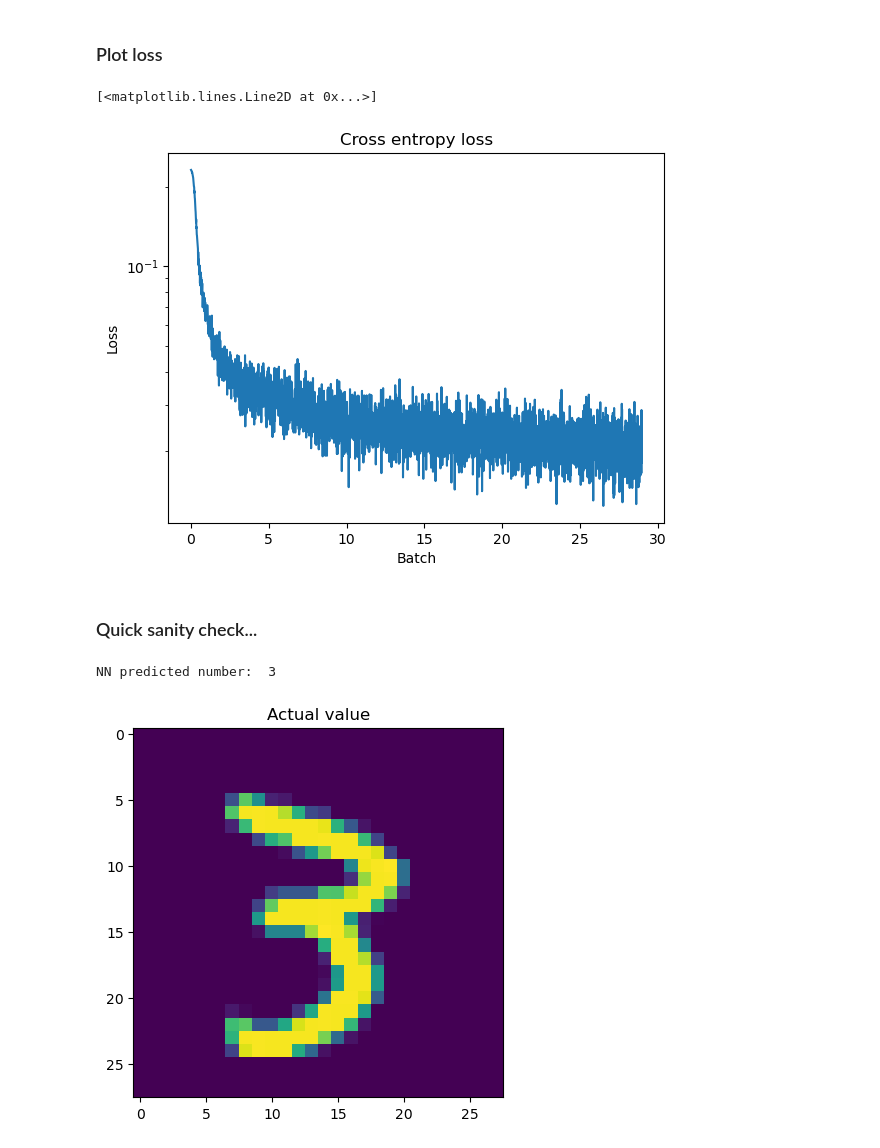
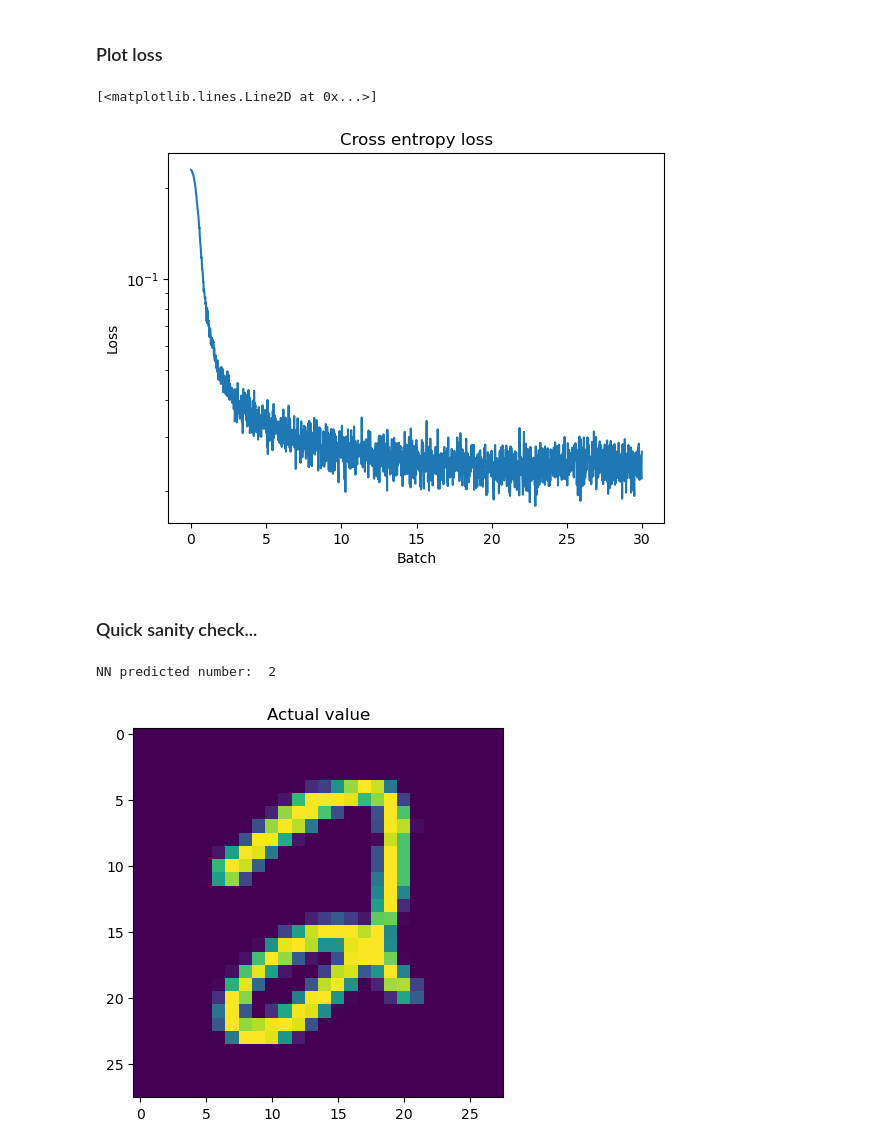
Before and after one commit to aaron23pueschel/PyML, a Jupyter notebook: FullyConnectedMinst.ipynb, the cells around one changed output. Saved outputs shown, nothing was run; the diff lists cells and outputs as text; code cells hidden in the pictures.

```diff
--- a/FullyConnectedMinst.ipynb
+++ b/FullyConnectedMinst.ipynb
@@ -28,17 +33,21 @@ for i,y in enumerate(yactual_uncleaned):
 # %%
 data_set  = PyNN.CustomDataset(xactual,yactual)
-train,test = random_split(data_set,[int(.9 * len(data_set)),int(0.1 * len(data_set))])
+train,validate = random_split(data_set,[int(.95 * len(data_set)),int(0.05 * len(data_set))])
 num_epochs = 30
 dataset_size = 60000
-batch_size = 500
+batch_size = 1000
+
+## NOTE ##
+## The only thing from pytorch I used was the dataloader.
+## Everything else was my own work done in Numpy
 data_loader_train = DataLoader(dataset=train, batch_size=batch_size, shuffle=True)
-data_loader_test = DataLoader(dataset=test, batch_size=batch_size, shuffle=False)
+data_loader_validate = DataLoader(dataset=validate, batch_size=batch_size, shuffle=False)
 # %%
 ## NN parameters
 input_dim = 784
 output_dim = 10
 num_hidden_layers = 3
-nodes_per_layer = 550
+nodes_per_layer = 650
 activation_fcn_ = "SiLU"
 classifier_ = True
 
@@ -67,8 +76,12 @@ tensor = NN_.FullyConnected(input_dim,output_dim,nodes_per_layer,num_hidden_laye
 
 for epoch in range(0, num_epochs+1):
     batch_count = 0
+    if epoch==num_epochs:
+        NN_.save_state(tensor,"epoch"+str(epoch))
+        break
+
     if epoch % save_freq == 0:
-        NN_.save_state(test,"epoch"+str(epoch))
+        NN_.save_state(tensor,"epoch"+str(epoch))
 
     for batch_x_train, batch_y_train in data_loader_train:
         ypred_train = tensor.forward(batch_x_train.numpy()).squeeze().T
@@ -85,9 +98,9 @@ for epoch in range(0, num_epochs+1):
             for batch_x_train_, batch_y_train_ in data_loader_train:
                 ypred_train_ = tensor.forward(batch_x_train_.numpy()).squeeze().T
                 mean_percent_train += NN_.validate_data(ypred_train_,batch_y_train_.detach().numpy())/len(data_loader_train)
-            for batch_x_test, batch_y_test in data_loader_test:
+            for batch_x_test, batch_y_test in data_loader_validate:
                 ypred_validate = tensor.forward(batch_x_test.numpy()).squeeze().T
-                mean_percent_valid += NN_.validate_data(ypred_validate,batch_y_test.detach().numpy())/len(data_loader_test)
+                mean_percent_valid += NN_.validate_data(ypred_validate,batch_y_test.detach().numpy())/len(data_loader_validate)
             tensor.test_validation.append(mean_percent_valid)
             tensor.train_validation.append(mean_percent_train)
             print("\n TEST VALIDATION %---->  ",mean_percent_valid)
@@ -96,4 +109,6 @@ for epoch in range(0, num_epochs+1):
 
         batch_count+=1
         save_count+=1
+
+print("------------------  DONE --------------------")
 # %% [output]
@@ -133,22 +150,22 @@ plt.legend(["Train validation", "Test validation"])
 plt.title("Cross entropy loss")
 plt.ylabel("Loss")
 plt.xlabel("Batch")
-x = np.arange(len(tensor.loss_history))/108
+x = np.arange(len(tensor.loss_history))/(len(train)/minibatch_sz)
 plt.semilogy(x,np.array(tensor.loss_history))
 # %% [output]
 [<matplotlib.lines.Line2D at 0x...>]
-[figure, old version]
+[figure, new version]
 # %% [markdown]
 ### Quick sanity check...
 # %%
 
-x = 19
+x = 290
 vec = (batch_x_train[x].numpy()*255).astype(int)
 print("NN predicted number: ", np.argmax(ypred_train[x]))
 matrix = vec.reshape(28,28)
 plt.imshow(matrix)
 plt.title("Actual value")
 plt.show()
 # %% [output]
-NN predicted number:  3
+NN predicted number:  2
-[figure, old version]
+[figure, new version]
```
Also changed, not shown: parts of 14 cells of this notebook.
